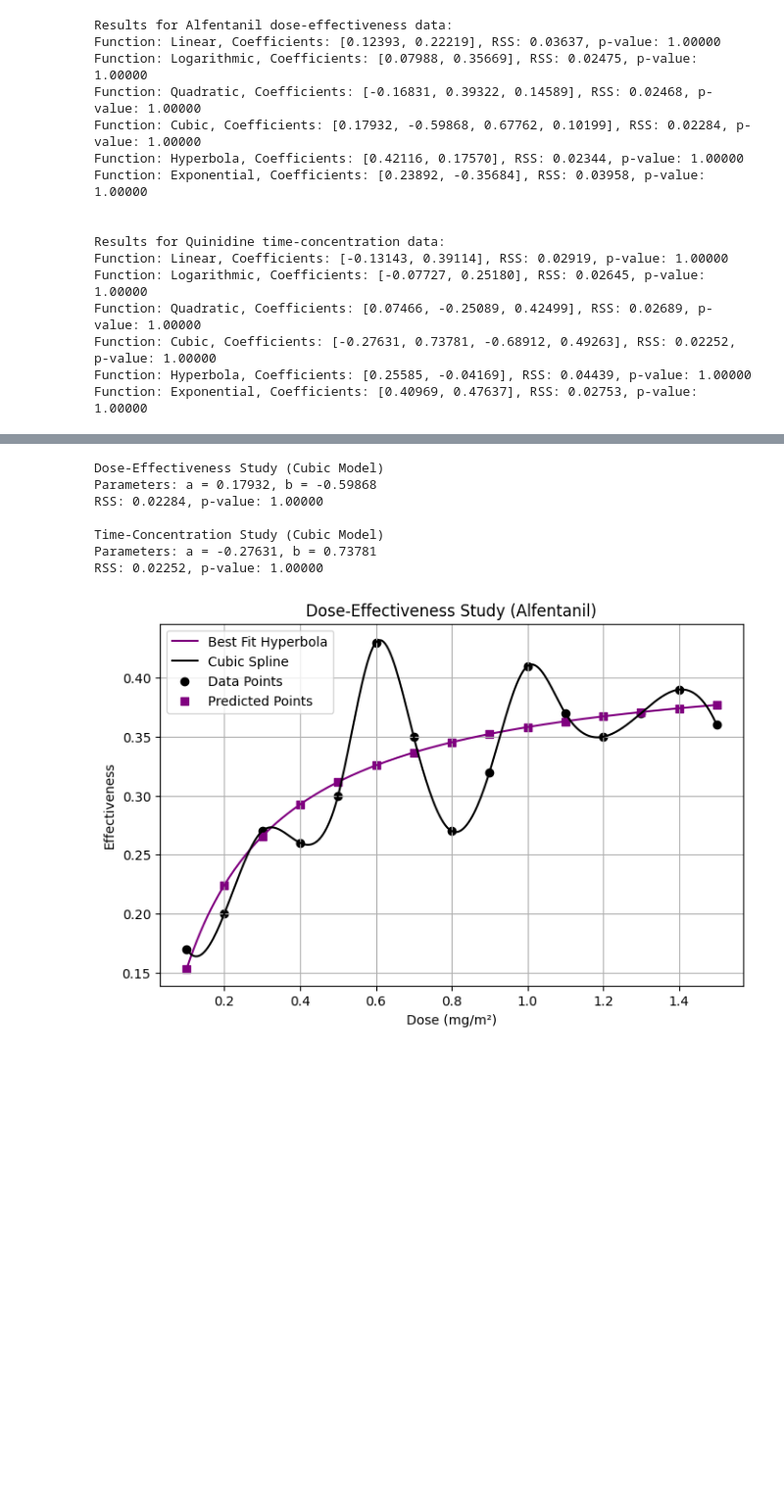
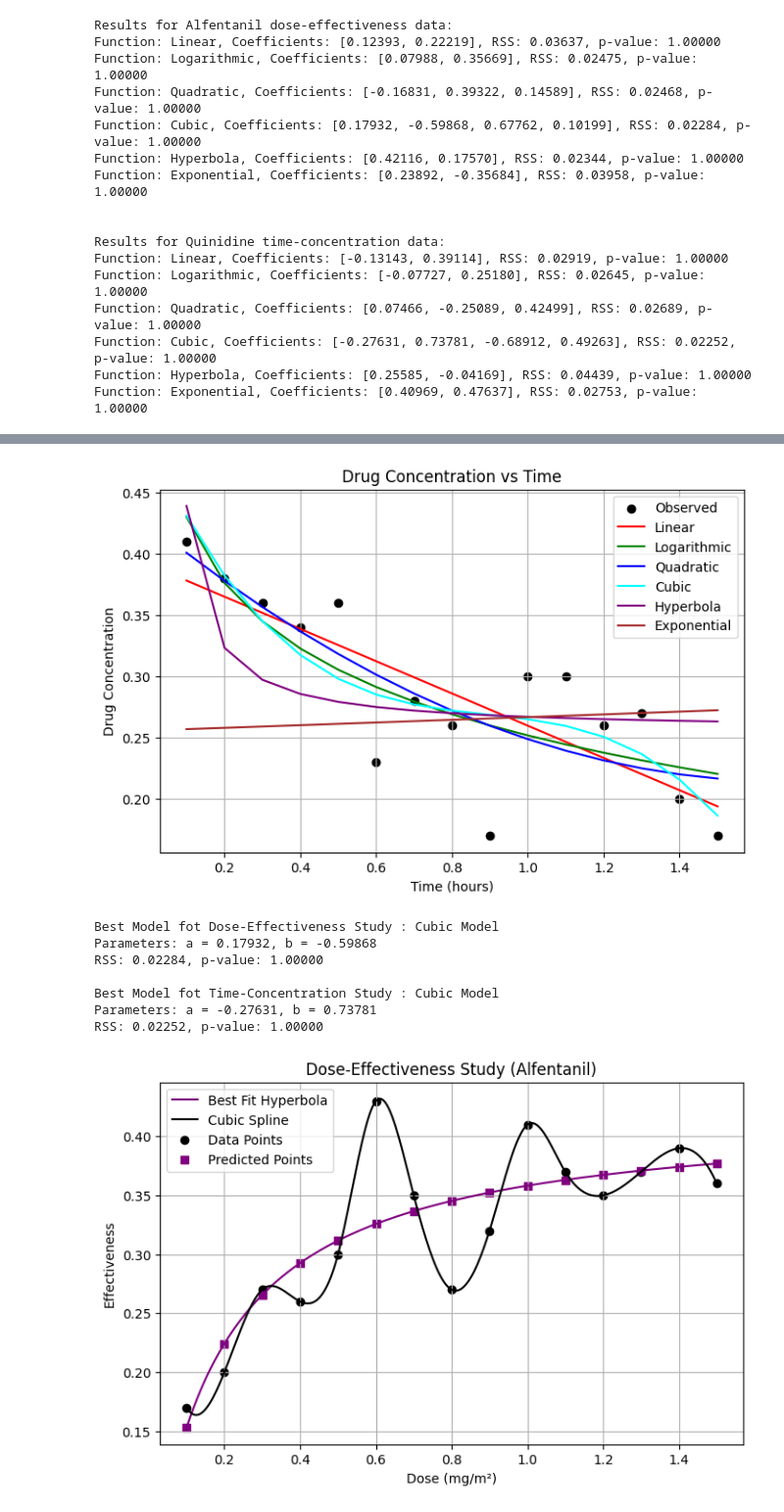
Before and after one commit to winati17/ml-in-medicine, a Jupyter notebook: ch-66.ipynb, the cells around one changed output, grey strips where cells are left out. Shown at 98% size. Saved outputs shown, nothing was run; the diff lists cells and outputs as text; code cells hidden in the pictures; blank space fills up the shorter version.

```diff
--- a/ch-66.ipynb
+++ b/ch-66.ipynb
@@ -170,23 +113,50 @@ plt.show()
+# %%
+plt.figure(figsize=(8, 5))
+plt.scatter(x_time, y_concentration, color='black', marker='o', label="Observed")
+
+params_linear, _ = curve_fit(linear, x_time, y_concentration)
+plt.plot(x_time, linear(x_time, *params_linear), label="Linear", linestyle='-', color='red')
+
+params_log, _ = curve_fit(logarithmic, x_time, y_concentration)
+plt.plot(x_time, logarithmic(x_time, *params_log), label="Logarithmic", linestyle='-', color='green')
+
+params_quad, _ = curve_fit(quadratic, x_time, y_concentration)
+plt.plot(x_time, quadratic(x_time, *params_quad), label="Quadratic", linestyle='-', color='blue')
+
+params_cubic, _ = curve_fit(cubic, x_time, y_concentration)
+plt.plot(x_time, cubic(x_time, *params_cubic), label="Cubic", linestyle='-', color='cyan')
+
+params_hyperbolic, _ = curve_fit(hyperbola, x_time, y_concentration)
+plt.plot(x_time, hyperbola(x_time, *params_hyperbolic), label="Hyperbola", linestyle='-', color='purple')
+
+params_exp, _ = curve_fit(exponential, x_time, y_concentration)
+plt.plot(x_time, exponential(x_time, *params_hyperbolic), label="Exponential", linestyle='-', color='brown')
+
+plt.xlabel("Time (hours)")
+plt.ylabel("Drug Concentration")
+plt.title("Drug Concentration vs Time")
+plt.legend()
+plt.grid(True)
+plt.show()
+# %% [output]
+[figure, added]
 # %%
 def display_best_model(results, label):
-    # Find the model with the lowest RSS
-    best_model = min(results, key=lambda x: x[2])  # Sort by RSS
+    best_model = min(results, key=lambda x: x[2])
     name, params, rss, p_value = best_model
 
-    # Display parameters with labels a and b
-    print(f"{label} Study ({name} Model)")
+    print(f"Best Model fot {label} Study : {name} Model")
     print(f"Parameters: a = {params[0]:.5f}, b = {params[1]:.5f}")
     print(f"RSS: {rss:.5f}, p-value: {p_value:.5f}\n")
 
-# Display the best model for each dataset
 display_best_model(alfentanil_results, "Dose-Effectiveness")
 display_best_model(quinidine_results, "Time-Concentration")
 # %% [output]
-Dose-Effectiveness Study (Cubic Model)
+Best Model fot Dose-Effectiveness Study : Cubic Model
 Parameters: a = 0.17932, b = -0.59868
 RSS: 0.02284, p-value: 1.00000
 
-Time-Concentration Study (Cubic Model)
+Best Model fot Time-Concentration Study : Cubic Model
 Parameters: a = -0.27631, b = 0.73781
 RSS: 0.02252, p-value: 1.00000
 # %%
```
Also changed, not shown: parts of 5 cells of this notebook, 1 other file.
